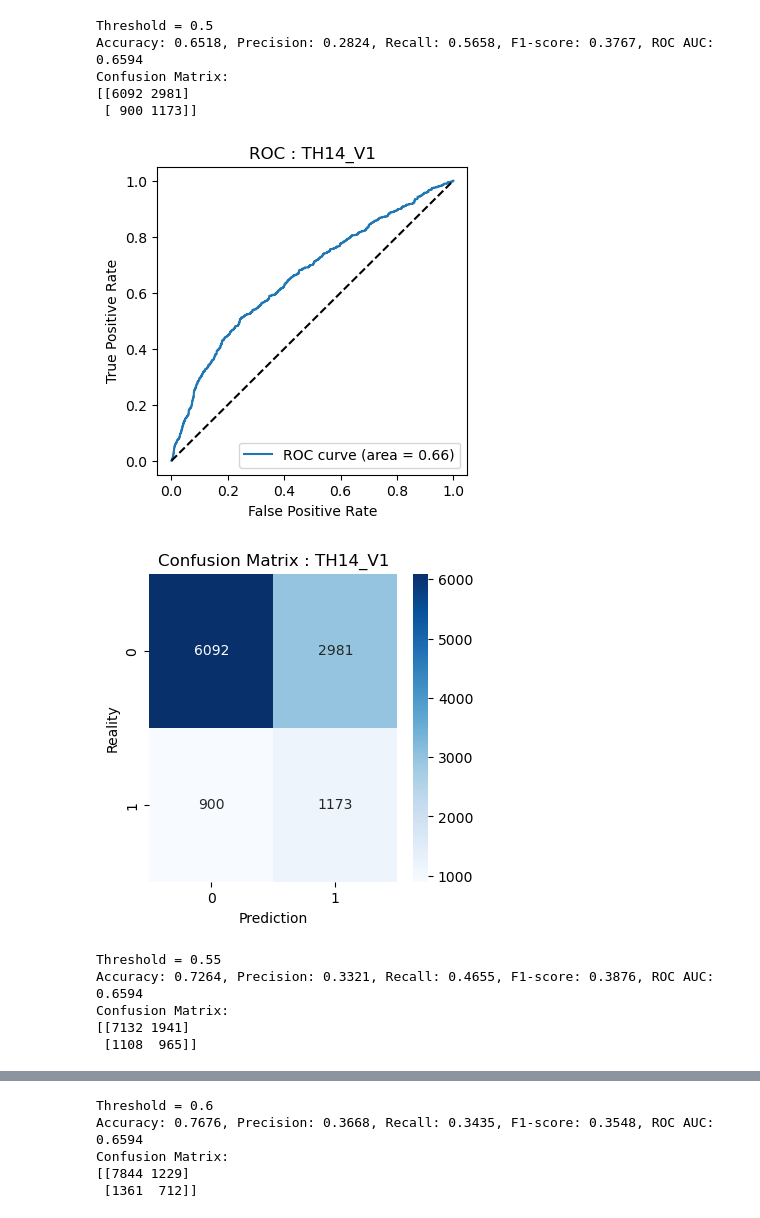
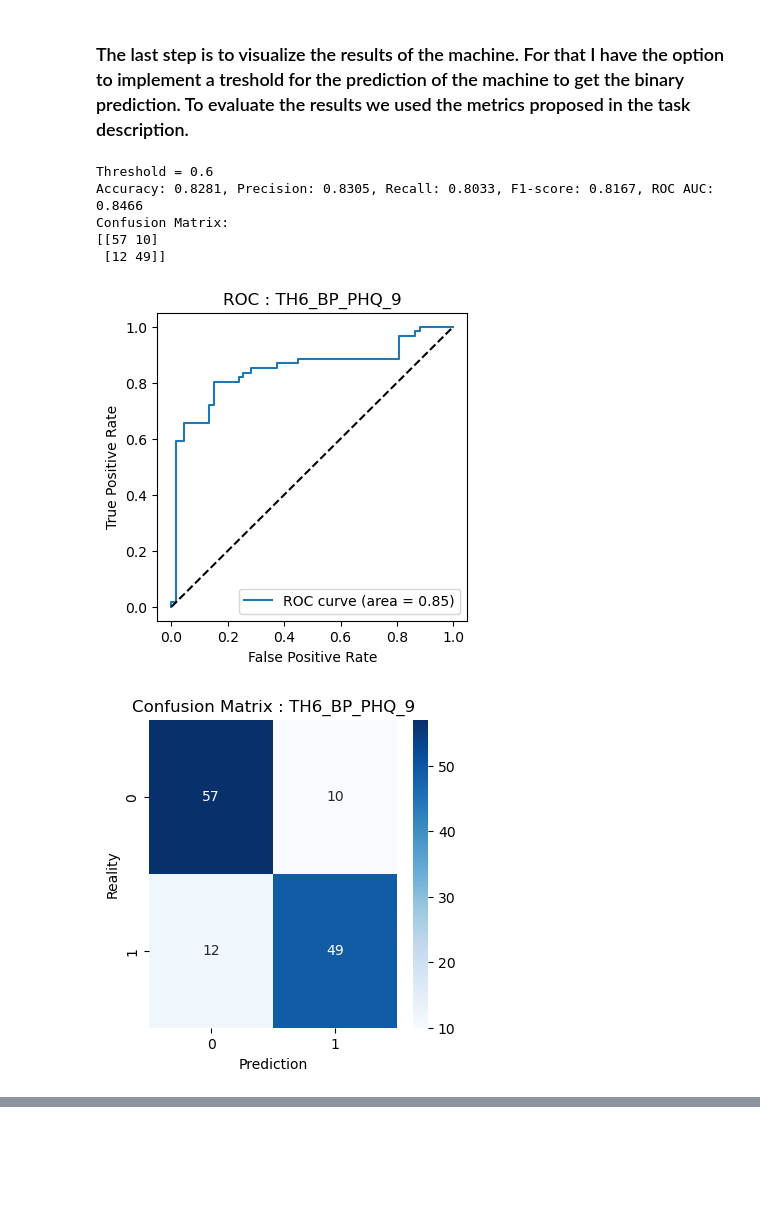
Before and after one commit to tam4x/Depression_Level_Classifier, a Jupyter notebook: Ben/Elastic_Net_Classifier_Notebook.ipynb, the cells around one changed output, grey strips where cells are left out. Cells and saved outputs as stored; diff of their text form; code cells hidden in the pictures; blank space fills up the shorter version.

Commit message:
ROC and Confusion Matrix for new Datasets

```diff
--- a/Ben/Elastic_Net_Classifier_Notebook.ipynb
+++ b/Ben/Elastic_Net_Classifier_Notebook.ipynb
@@ -81,15 +86,13 @@ def extractor(df, threshold=0.9):
 # %%
-# Load the different datasets always activate only one and change title results accordingly
+# Load the different datasets; always activate only one and change title results accordingly
 
-#data = pd.read_csv('/home/jovyan/Depression_Level_Classifier/data/Threshold_6_Operator_-_Depressionfeature_BP_PHQ_9_PercentofDataset_100.csv')
-#data = pd.read_csv('/home/jovyan/Depression_Level_Classifier/data/Threshold_6_Operator_-_Depressionfeature_BP_PHQ_9_PercentofDataset_100_v2.csv')
-data = pd.read_csv('/home/jovyan/Depression_Level_Classifier/data/Threshold_14_Operator_-_Depressionfeature_MH_PHQ_S_PercentofDataset_100.csv')
-#data = pd.read_csv('/home/jovyan/Depression_Level_Classifier/data/Threshold_14_Operator_-_Depressionfeature_MH_PHQ_S_PercentofDataset_100_v2.csv')
+data = pd.read_csv('/home/jovyan/Depression_Level_Classifier/data/Threshold_6_Operator_-_Depressionfeature_BP_PHQ_9_PercentofDataset_100.csv')
+#data = pd.read_csv('/home/jovyan/Depression_Level_Classifier/data/Threshold_19_Operator_-_Depressionfeature_MH_PHQ_S_PercentofDataset_100.csv')
 
 #keep track which threshold and version to save results correctly.
-title_results = "TH14_V1"
+title_results = "TH6_BP_PHQ_9"
+#title_results = "TH19_MH_PHQ_S"
 
-print(data.shape)
 columns_with_features = [col for col in data.columns if "FEATURE" in col]
 
 extractor(data[columns_with_features])
@@ -153,19 +161,16 @@ X_test = scaler.transform(X_test)
 # %%
 # Define the grid for grid search
 param_grid = {
-    'C': [0.1, 1.0, 2.0, 5.0, 10.0],
-    'l1_ratio': [0.2, 0.5, 0.8],
+    'C': [ 0.1, 1, 10, 50, 100, 500, 1000, 5000],
+    'l1_ratio': [0.1, 0.2, 0.3, 0.4, 0.5, 0.6, 0.7, 0.8, 0.9],
     'penalty': ['elasticnet'],
     'solver': ['saga'],
     'class_weight': ['balanced'],
     'max_iter': [10000],
-    'random_state': [1896]
 }
 
-cv = StratifiedKFold(n_splits=3, shuffle=True, random_state=1896)
-
 # GridSearchCV for the Elastic Net
-grid_search = GridSearchCV(LogisticRegression(), param_grid=param_grid, scoring='roc_auc', cv=cv, verbose=3, n_jobs=-1)
+grid_search = GridSearchCV(LogisticRegression(), param_grid=param_grid, scoring='roc_auc', cv=5, verbose=3, n_jobs=-1)
 grid_search.fit(X_train, y_train)
 
 # include the best parameters from the gridsearch
@@ -184,6 +188,8 @@ LogisticRegression(C=10.0, class_weight='balanced', l1_ratio=0.8,
+# %% [markdown]
+### The last step is to visualize the results of the machine. For that I have the option to implement a treshold for the prediction of the machine to get the binary prediction. To evaluate the results we used the metrics proposed in the task description.
 # %%
 # Comparing different tresholds
-thresholds = [0.5, 0.55, 0.6 , 0.65]
+thresholds = [ 0.6]
 
 # Evaluate the model for each threshold
 for threshold in thresholds:
@@ -200,41 +206,36 @@ for threshold in thresholds:
 
     # Print results for each threshold
     print(f"Threshold = {threshold}")
     print(f"Accuracy: {accuracy:.4f}, Precision: {precision:.4f}, Recall: {recall:.4f}, F1-score: {f1:.4f}, ROC AUC: {roc_auc:.4f}")
     print("Confusion Matrix:")
     print(confusion_matrix(y_test, y_pred))
     print()
 
     # ROC
     plt.figure(figsize=(4, 4))
     fpr, tpr, thresholds = roc_curve(y_test, y_pred_prob)
     plt.plot(fpr, tpr, label=f'ROC curve (area = {roc_auc_score(y_test, y_pred_prob):.2f})')
     plt.plot([0, 1], [0, 1], 'k--')
     plt.title(f'ROC : {title_results}')
     plt.xlabel('False Positive Rate')
     plt.ylabel('True Positive Rate')
     plt.legend(loc="lower right")
     #plt.savefig(f'ROC/ROC_Elastic_Net_Classifier_{title_results}.png')
     plt.show()
 
     # confusion matrix
     plt.figure(figsize=(4, 4))
     sns.heatmap(confusion_matrix(y_test, y_pred), annot=True, fmt='d', cmap='Blues')
     plt.title(f'Confusion Matrix : {title_results}')
     plt.xlabel('Prediction')
     plt.ylabel('Reality')
     #plt.savefig(f'Confusion_Matrix/Conf_Elastic_Net_Classifier_{title_results}.png')
     plt.show()
 # %% [output]
-Threshold = 0.5
-Accuracy: 0.6518, Precision: 0.2824, Recall: 0.5658, F1-score: 0.3767, ROC AUC: 0.6594
+Threshold = 0.6
+Accuracy: 0.8281, Precision: 0.8305, Recall: 0.8033, F1-score: 0.8167, ROC AUC: 0.8466
 Confusion Matrix:
-[[6092 2981]
- [ 900 1173]]
+[[57 10]
+ [12 49]]
-[figure, old version]
+[figure, new version]
-[figure, old version]
+[figure, new version]
-Threshold = 0.55
-Accuracy: 0.7264, Precision: 0.3321, Recall: 0.4655, F1-score: 0.3876, ROC AUC: 0.6594
-Confusion Matrix:
-[[7132 1941]
- [1108  965]]
@@ -243,5 +241,0 @@ Confusion Matrix:
-Threshold = 0.6
-Accuracy: 0.7676, Precision: 0.3668, Recall: 0.3435, F1-score: 0.3548, ROC AUC: 0.6594
-Confusion Matrix:
-[[7844 1229]
- [1361  712]]
```
Also changed, not shown: parts of 13 cells of this notebook, 17 other files.
